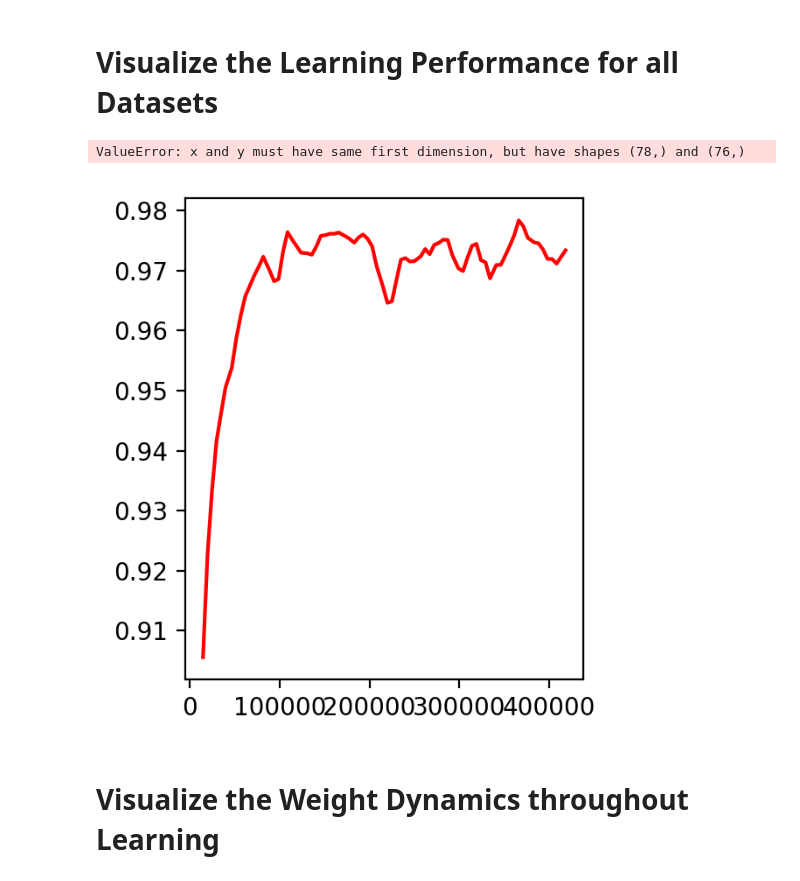
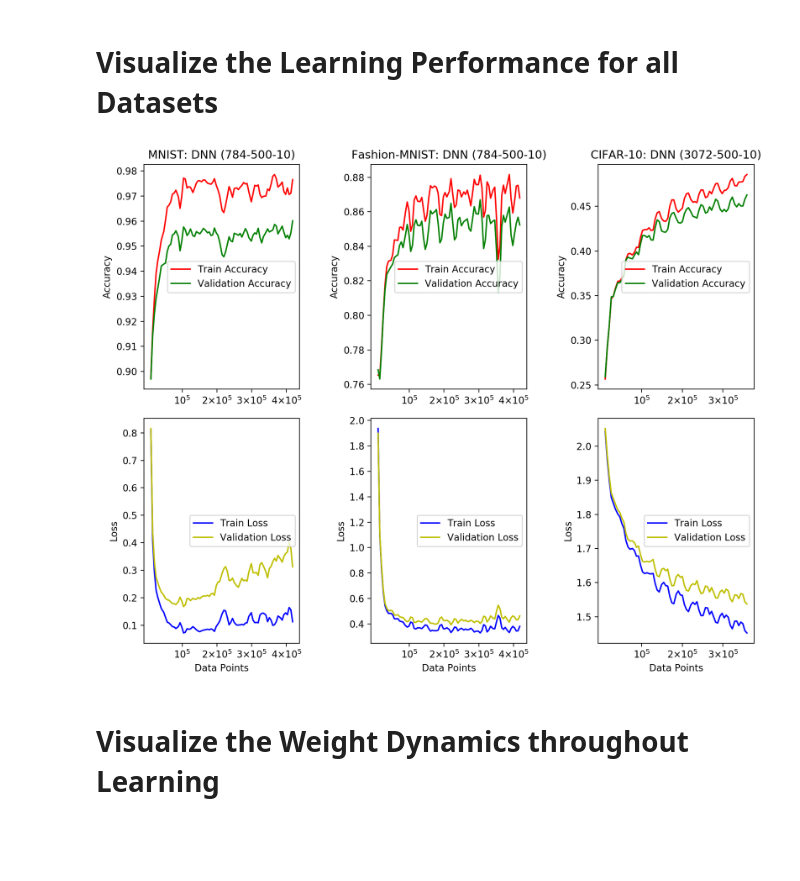
Before and after one commit to RobertTLange/Bio-Plausible-DeepLearning, a Jupyter notebook: workspace_viz.ipynb, the cells around one changed output. Saved outputs shown, nothing was run; the diff lists cells and outputs as text; code cells hidden in the pictures; blank space fills up the shorter version.

```diff
--- a/workspace_viz.ipynb
+++ b/workspace_viz.ipynb
@@ -72,12 +74,11 @@ its, train_losses, val_losses, train_accs, val_accs = process_logger_learning(lo
 sub_titles = ["MNIST: DNN (784-500-10)",
               "Fashion-MNIST: DNN (784-500-10)",
               "CIFAR-10: DNN (3072-500-10)"]
-
-plot_all_learning(its, train_accs, val_accs, train_losses, val_losses,
-                  3, sub_titles)
-# %% [output]
-ValueError: x and y must have same first dimension, but have shapes (78,) and (76,)
-[figure, removed]
+# %%
+plot_all_learning(its, train_accs, val_accs, train_losses, val_losses,
+                  2, sub_titles)
+# %% [output]
+[figure, added]
 # %% [markdown]
 # Visualize the Weight Dynamics throughout Learning
 # %%
```
Also changed, not shown: parts of 5 cells of this notebook, 12 other files.
